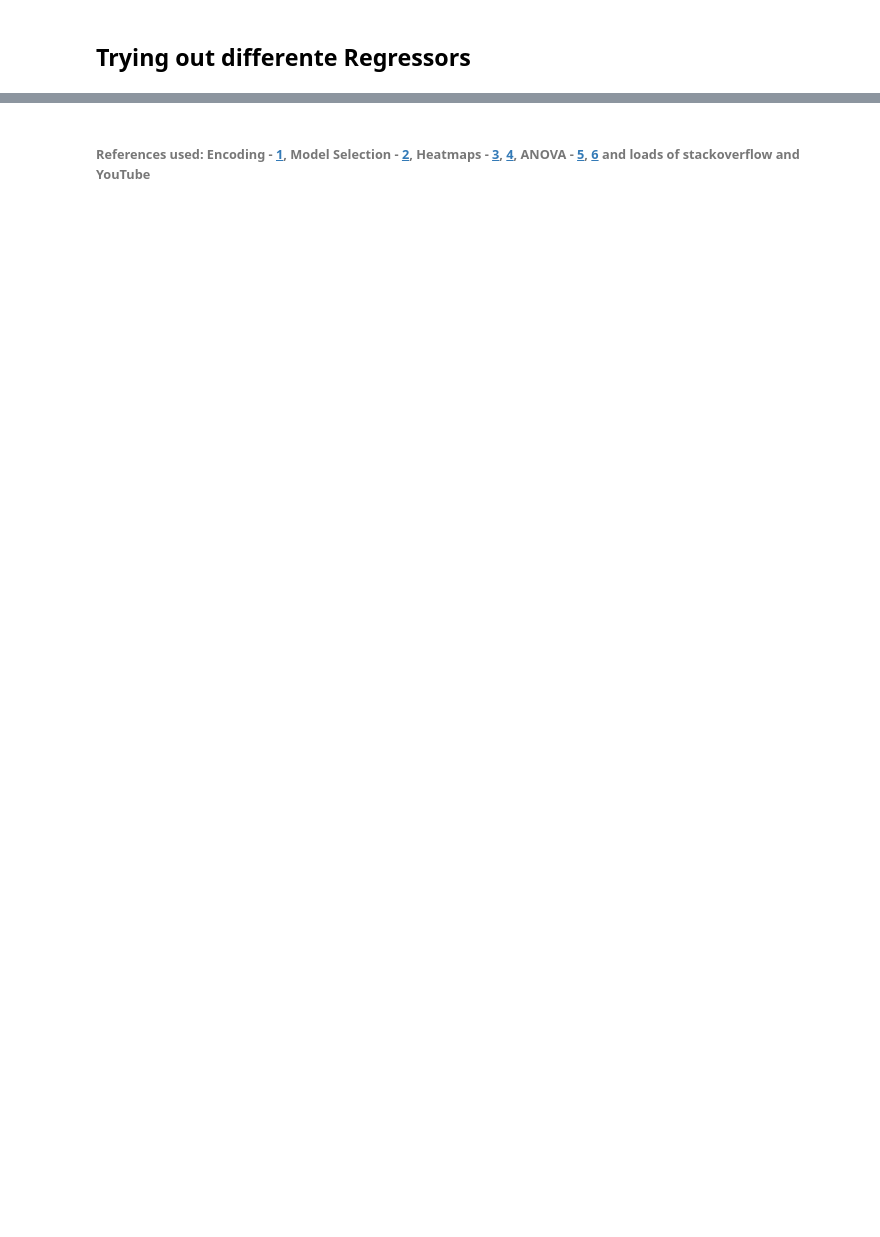
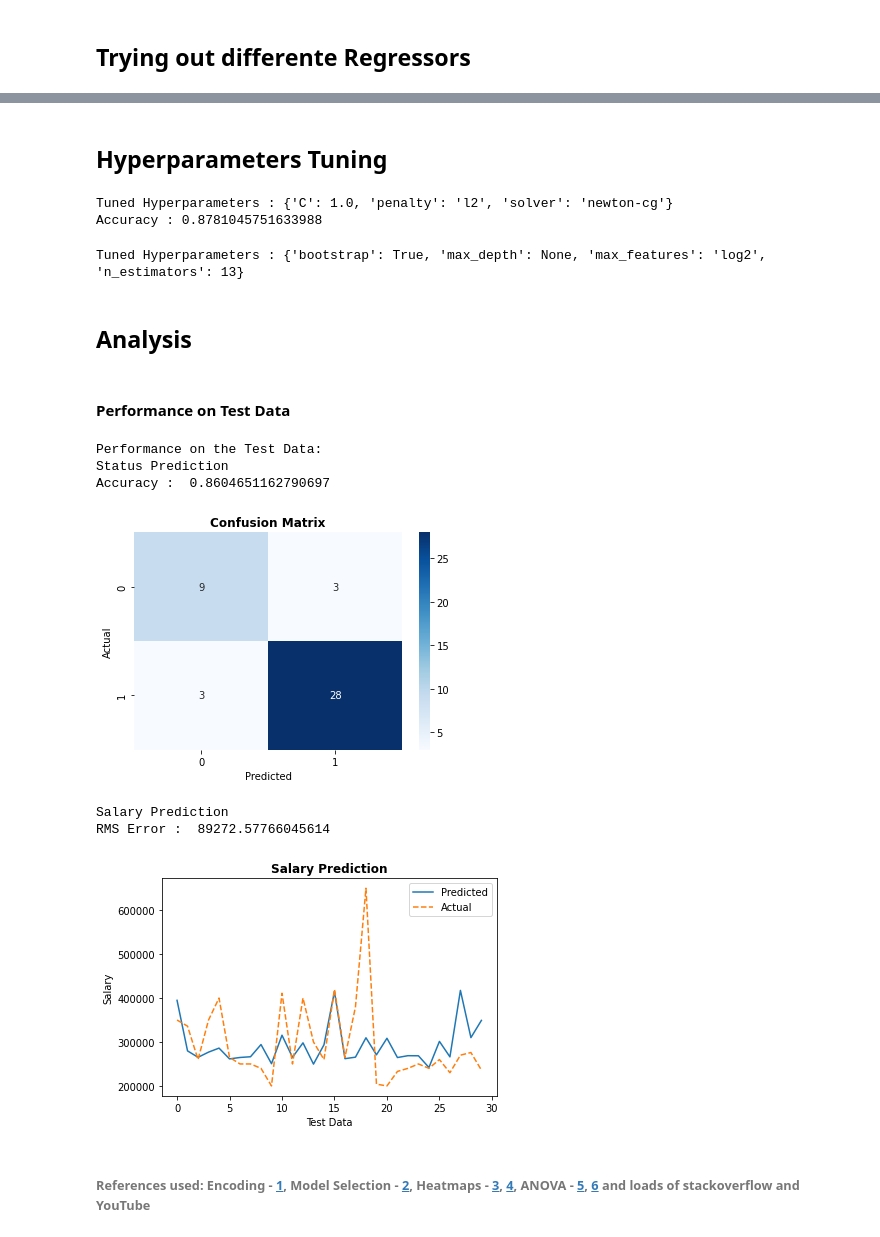
Before and after one commit to dsgiitr/Lecture-Assignments-Y22, a Jupyter notebook: ML/ML-Project-Submissions/sanidhya.ipynb, the cells around one changed output, grey strips where cells are left out. Saved outputs shown, nothing was run; the diff lists cells and outputs as text; code cells hidden in the pictures; blank space fills up the shorter version.

```diff
--- a/ML/ML-Project-Submissions/sanidhya.ipynb
+++ b/ML/ML-Project-Submissions/sanidhya.ipynb
@@ -383,2 +384,66 @@ Cross Validation RMS Error of GradientBoostingRegressor() = 94204.0450540083 wit
+# %% [markdown]
+## Hyperparameters Tuning
+# %%
+from sklearn.model_selection import GridSearchCV
+
+log_param={'penalty' : ['l1','l2'],
+    'C'       : np.logspace(-3,3,7),
+    'solver'  : ['newton-cg', 'lbfgs', 'liblinear']}
+model_status=LogisticRegression()
+model_status_cv=GridSearchCV(model_status,log_param,scoring='accuracy',cv=10)
+model_status_cv.fit(x_status_train,y_status_train)
+print("Tuned Hyperparameters :",model_status_cv.best_params_)
+print("Accuracy :",model_status_cv.best_score_)
+# %% [output]
+Tuned Hyperparameters : {'C': 1.0, 'penalty': 'l2', 'solver': 'newton-cg'}
+Accuracy : 0.8781045751633988
+# %%
+rf_param = { 'bootstrap': [True],
+    'max_depth': [5, 10, None],
+    'max_features': ['auto', 'log2'],
+    'n_estimators': [5, 6, 7, 8, 9, 10, 11, 12, 13, 15]}
+model_salary=RandomForestRegressor()
+model_salary_cv=GridSearchCV(model_salary,rf_param,scoring='neg_mean_squared_error',cv=10)
+model_salary_cv.fit(x_salary_train,y_salary_train)
+print("Tuned Hyperparameters :",model_salary_cv.best_params_)
+# %% [output]
+Tuned Hyperparameters : {'bootstrap': True, 'max_depth': None, 'max_features': 'log2', 'n_estimators': 13}
+# %% [markdown]
+## Analysis
+# %% [markdown]
+#### Performance on Test Data
+# %%
+from sklearn.metrics import accuracy_score, confusion_matrix, mean_squared_error
+
+model_status = LogisticRegression(C=1.0,penalty='l2',solver='newton-cg')
+model_status.fit(x_status_train,y_status_train)
+y_pred_status = model_status.predict(x_status_test)
+print("Performance on the Test Data:")
+print("Status Prediction")
+print("Accuracy : ",accuracy_score(y_status_test, y_pred_status))
+cm = sns.heatmap(confusion_matrix(y_status_test, y_pred_status),annot=True,cmap="Blues")
+cm.set(title='Confusion Matrix',xlabel='Predicted',ylabel='Actual')
+cm.set_title('Confusion Matrix',fontweight='bold',size=12)
+plt.show()
+model_salary = RandomForestRegressor(bootstrap=True,max_depth=5,max_features='log2',n_estimators=10)
+model_salary.fit(x_salary_train,y_salary_train)
+y_pred_salary = model_salary.predict(x_salary_test)
+print("Salary Prediction")
+print("RMS Error : ",mean_squared_error(y_salary_test, y_pred_salary,squared=False))
+plt.plot(np.arange(len(y_pred_salary)),y_pred_salary,label='Predicted')
+plt.plot(np.arange(len(y_pred_salary)),y_salary_test,label='Actual',linestyle='dashed')
+plt.ylabel('Salary')
+plt.xlabel('Test Data')
+plt.title('Salary Prediction',fontweight='bold',size=12)
+plt.legend()
+plt.show()
+# %% [output]
+Performance on the Test Data:
+Status Prediction
+Accuracy :  0.8604651162790697
+[figure, added]
+Salary Prediction
+RMS Error :  89272.57766045614
+[figure, added]
 # %% [markdown]
 ###### References used: Encoding - [1](https://datagy.io/sklearn-one-hot-encode/), Model Selection - [2](https://medium.datadriveninvestor.com/choosing-the-best-algorithm-for-your-classification-model-7c632c78f38f), Heatmaps - [3](https://stackoverflow.com/a/42952677/17628552), [4](https://stackabuse.com/ultimate-guide-to-heatmaps-in-seaborn-with-python/), ANOVA - [5](https://www.investopedia.com/terms/a/anova.asp), [6](https://github.com/atulpatelDS/Youtube/blob/main/Feature_Engineering/Feature%20Selection%20using%20ANOVA%20Test%20for%20Classification%20and%20Regression%20-%20Tutorial%204.ipynb) and loads of stackoverflow and YouTube
```
Also changed, not shown: parts of 7 cells of this notebook.
